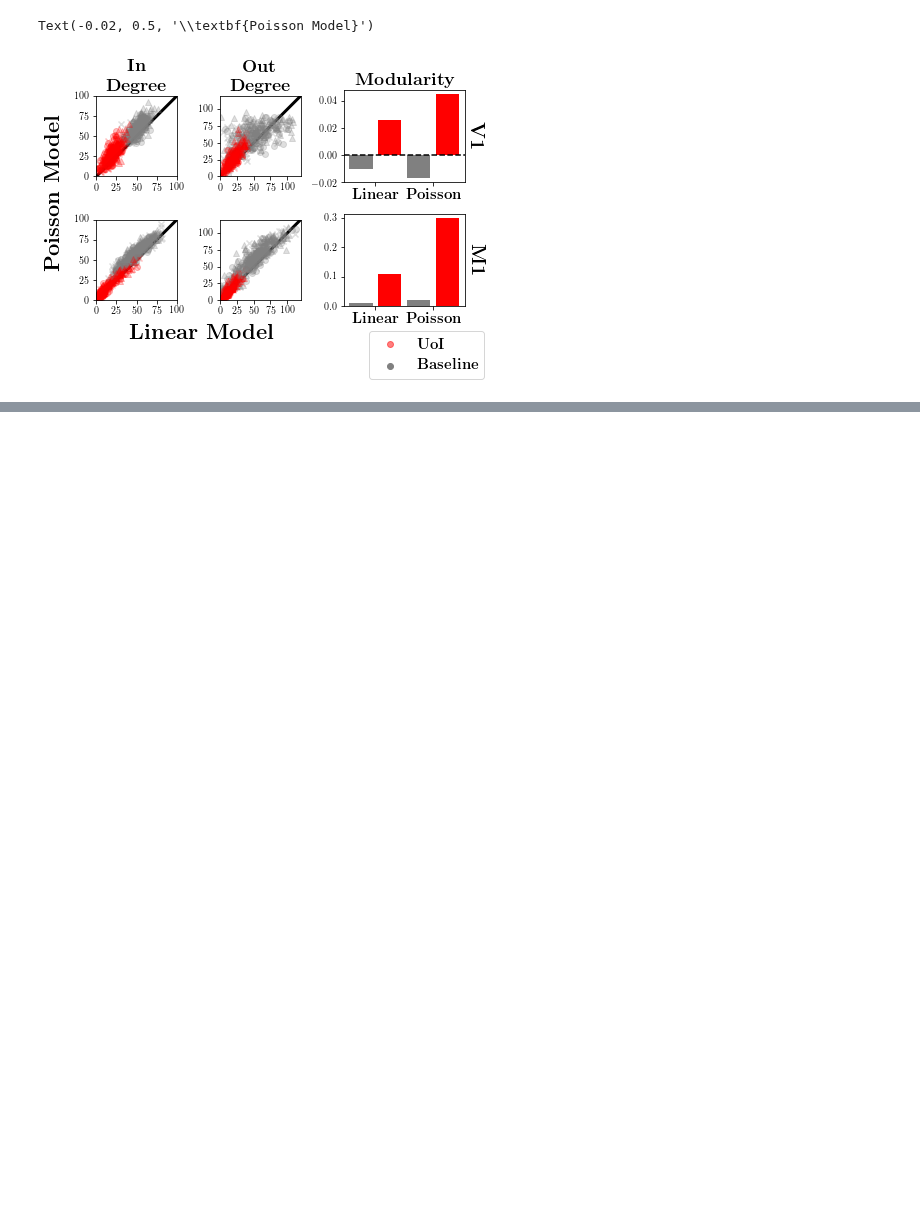
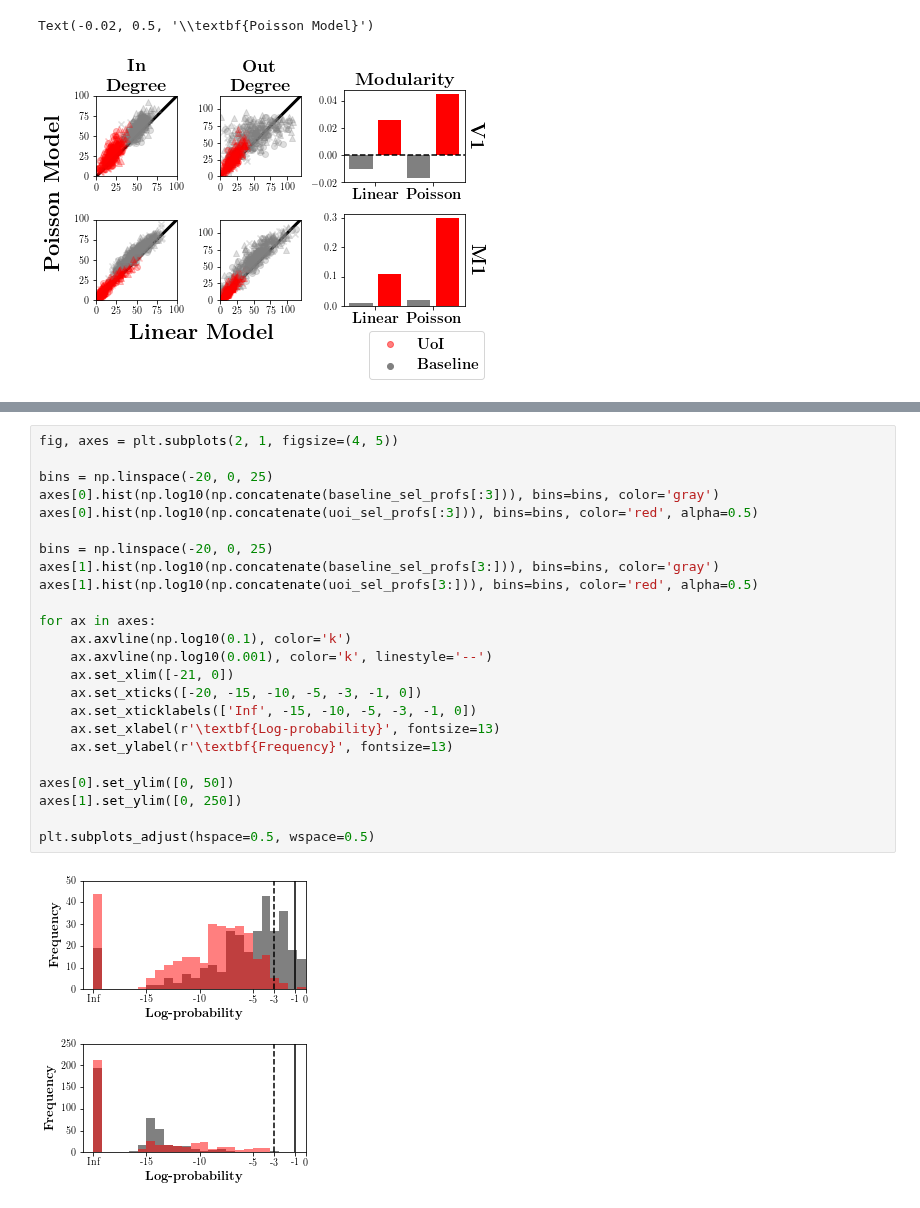
Before and after one commit to BouchardLab/neuroinference, a Jupyter notebook: notebooks/coupling/poisson_vs_lasso_comparison.ipynb, the cells around one changed output, grey strips where cells are left out. Cells and saved outputs as stored; diff of their text form; blank space fills up the shorter version.

```diff
--- a/notebooks/coupling/poisson_vs_lasso_comparison.ipynb
+++ b/notebooks/coupling/poisson_vs_lasso_comparison.ipynb
@@ -412,0 +456,26 @@ plt.plot(Ts, traces)
+# %%
+fig, axes = plt.subplots(2, 1, figsize=(4, 5))
+
+bins = np.linspace(-20, 0, 25)
+axes[0].hist(np.log10(np.concatenate(baseline_sel_profs[:3])), bins=bins, color='gray')
+axes[0].hist(np.log10(np.concatenate(uoi_sel_profs[:3])), bins=bins, color='red', alpha=0.5)
+
+bins = np.linspace(-20, 0, 25)
+axes[1].hist(np.log10(np.concatenate(baseline_sel_profs[3:])), bins=bins, color='gray')
+axes[1].hist(np.log10(np.concatenate(uoi_sel_profs[3:])), bins=bins, color='red', alpha=0.5)
+
+for ax in axes:
+    ax.axvline(np.log10(0.1), color='k')
+    ax.axvline(np.log10(0.001), color='k', linestyle='--')
+    ax.set_xlim([-21, 0])
+    ax.set_xticks([-20, -15, -10, -5, -3, -1, 0])
+    ax.set_xticklabels(['Inf', -15, -10, -5, -3, -1, 0])
+    ax.set_xlabel(r'\textbf{Log-probability}', fontsize=13)
+    ax.set_ylabel(r'\textbf{Frequency}', fontsize=13)
+
+axes[0].set_ylim([0, 50])
+axes[1].set_ylim([0, 250])
+
+plt.subplots_adjust(hspace=0.5, wspace=0.5)
+# %% [output]
+[figure, added]
```
Also changed, not shown: parts of 10 cells of this notebook.
